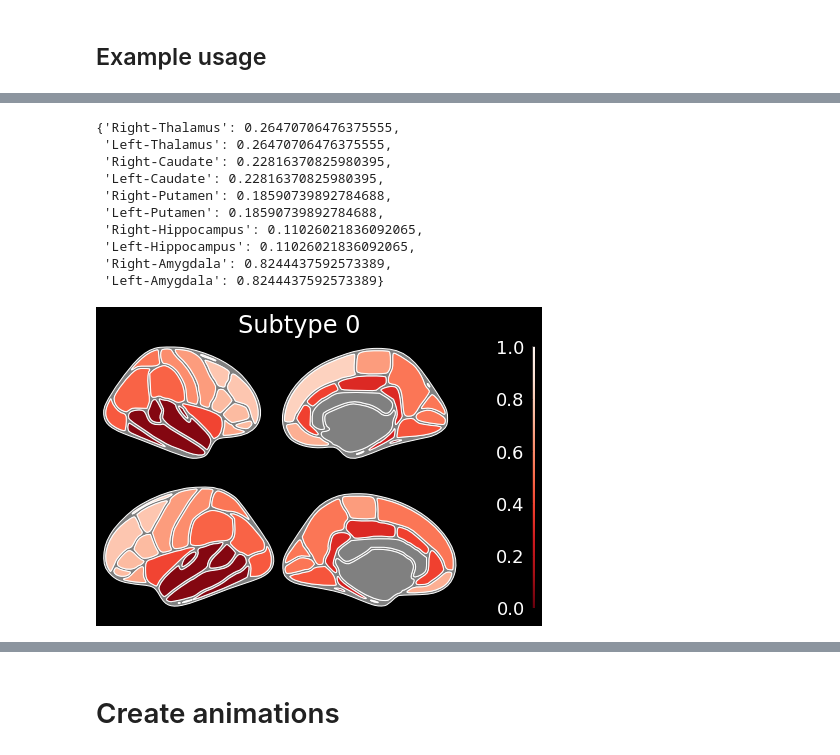
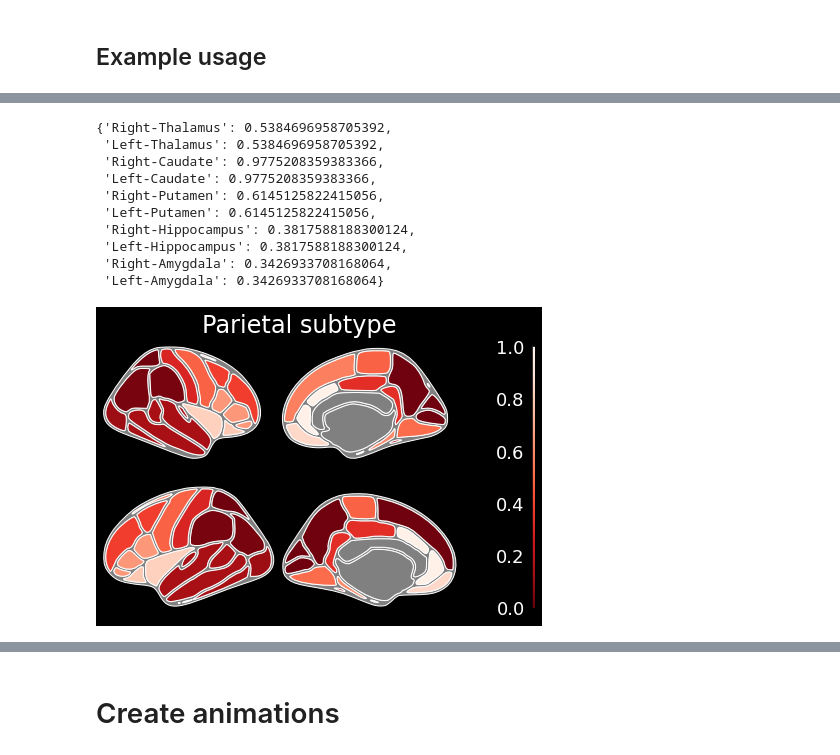
Before and after one commit to rzepkka/Master_Thesis, a Jupyter notebook: notebook_examples/animations.ipynb, the cells around one changed output, grey strips where cells are left out. Cells and saved outputs as stored; diff of their text form; code cells hidden in the pictures.

```diff
--- a/notebook_examples/animations.ipynb
+++ b/notebook_examples/animations.ipynb
@@ -47,6 +44,6 @@ def get_labels(S):
         subtype_labels.append('Subtype '+str(int(unique_subtypes[i])))
     return subtype_labels
 # %%
-labels = get_labels(S)
-labels
+subtype_labels = ['Subcortical subtype', 'Frontal subtype', 'Parietal subtype','Typical subtype']
+subtype_labels
 # %% [output]
@@ -73,7 +73,10 @@ def dk_dict(T,S, mapped_dict, subtype_labels = None, subtype = None):
         subtype_labels = {f'Subtype {i}': i for i in range(len(unique_subtypes))}
         if subtype is None:
             subtype = next(iter(subtype_labels))
-    elif subtype is None:
+    else:
+        subtype_labels = {subtype_labels[i]: i for i in range(len(unique_subtypes))}
+
+    if subtype is None:
         subtype = subtype_labels[0]
 
     # clean names from capital letters
@@ -246,30 +252,30 @@ def plot_dk_atlas(T,S, map_dk, subtype_labels = None, subtype = None, slider = N
     Creates a dictionary, which can be used as input to ggseg.plot_dk() and plots it
     :param T: Timeline object
     :param S: subtyping dictionary, subtypes for each patient individually
+    :param map_dk: dictionary with loaded JSON file for mapping cortical regions
     :param subtype_labels: a list with names of the subtypes (optional)
     :param subtype: name or index of the subtype to visualise (optional)
     :param slider: int (optional)
-    :returns a figures by plt.show() -> ggseg.plot_dk()
+    :param save: boolean, indicates whether plot should be displayed or saved in /temp_folder (optional)
+    :param filename: string, how the saved filed should be names (if save=True, optional)
+    :returns a figures by plt.show() from ggseg.plot_dk(), or saves the file using custom_dk() funtion
     """
 
     if slider is None:
-        dk = dk_dict(T, S, mapped_dict = map_dk, subtype = subtype)
+        dk = dk_dict(T, S, mapped_dict = map_dk, subtype = subtype,subtype_labels=subtype_labels)
     else:
-        dk_ = dk_dict(T, S, mapped_dict = map_dk, subtype = subtype)
+        dk_ = dk_dict(T, S, mapped_dict = map_dk, subtype = subtype,subtype_labels=subtype_labels)
         dk = {k: v for k, v in dk_.items() if v <= slider}
 
-
-
     if subtype is None:
-        # subtype = 'default = 0'
         pass
 
     # save the images for animation
-    elif save is True:
+    if save is True:
 
         custom_dk(dk, cmap='Reds_r', figsize=(6,6),
                   vminmax = [0,1],
-                  background='black', edgecolor='white', bordercolor='gray', title=f'Subtype 0',fontsize = 24,
+                  background='black', edgecolor='white', bordercolor='gray', title=f'{subtype}',fontsize = 24,
                  filename=filename)
 
     else:
@@ -286,26 +292,28 @@ def plot_aseg_atlas(T,S, map_aseg, subtype_labels = None, subtype = None, slider
     Creates a dictionary, which can be used as input to ggseg.plot_aseg() function
     :param T: Timeline object
     :param S: subtyping dictionary, subtypes for each patient individually
+    :param map_aseg: dictionary with loaded JSON file for mapping subcortical regions
     :param subtype_labels: a list with names of the subtypes (optional)
     :param subtype: name or index of the subtype to visualise (optional)
     :param slider: int (optional)
-    :returns a figures by plt.show() -> ggseg.plot_aseg()
+    :param save: boolean, indicates whether plot should be displayed or saved in /temp_folder (optional)
+    :param filename: string, how the saved filed should be names (if save=True, optional)
+    :returns a figures by plt.show() from ggseg.plot_aseg(), or saves the file using custom_aseg() funtion
     """
     if slider is None:
-        aseg = aseg_dict(T,S, map_aseg,subtype = subtype)
+        aseg = aseg_dict(T,S, map_aseg,subtype = subtype,subtype_labels=subtype_labels)
     else:
-        aseg_ = aseg_dict(T,S, map_aseg, subtype = subtype)
+        aseg_ = aseg_dict(T,S, map_aseg, subtype = subtype,subtype_labels=subtype_labels)
         aseg = {k: v for k, v in aseg_.items() if v <= slider}
 
     if subtype is None:
-        # subtype = 'Subtype 0'
         pass
 
-    elif save is True:
+    if save is True:
 
         custom_aseg(aseg, cmap='Reds_r', figsize=(6,6),
                   vminmax = [0,1],
-                  background='black', edgecolor='white', bordercolor='gray', title=f'Subtype 0',fontsize = 20,
+                  background='black', edgecolor='white', bordercolor='gray', title=f'{subtype}',fontsize = 20,
                  filename=filename)
 
     else:
@@ -339,20 +332,26 @@ dk_0_new
 # %%
 # 2. Map to ASEG-labels
-aseg_0_new = aseg_dict(T,S, mapped_dict = map_aseg,subtype='Subtype 0')
+aseg_0_new = aseg_dict(T,S, mapped_dict = map_aseg,
+                   subtype='Parietal subtype',
+                   subtype_labels=subtype_labels
+                      )
 aseg_0_new
 # %% [output]
-{'Right-Thalamus': 0.26470706476375555,
- 'Left-Thalamus': 0.26470706476375555,
- 'Right-Caudate': 0.22816370825980395,
- 'Left-Caudate': 0.22816370825980395,
- 'Right-Putamen': 0.18590739892784688,
- 'Left-Putamen': 0.18590739892784688,
- 'Right-Hippocampus': 0.11026021836092065,
- 'Left-Hippocampus': 0.11026021836092065,
- 'Right-Amygdala': 0.8244437592573389,
- 'Left-Amygdala': 0.8244437592573389}
+{'Right-Thalamus': 0.5384696958705392,
+ 'Left-Thalamus': 0.5384696958705392,
+ 'Right-Caudate': 0.9775208359383366,
+ 'Left-Caudate': 0.9775208359383366,
+ 'Right-Putamen': 0.6145125822415056,
+ 'Left-Putamen': 0.6145125822415056,
+ 'Right-Hippocampus': 0.3817588188300124,
+ 'Left-Hippocampus': 0.3817588188300124,
+ 'Right-Amygdala': 0.3426933708168064,
+ 'Left-Amygdala': 0.3426933708168064}
 # %%
 # 3. Plot DK
-plot_dk_atlas(T = T, S = S, map_dk = map_dk, subtype = 'Subtype 0')
+plot_dk_atlas(T = T, S = S, map_dk = map_dk,
+                   subtype='Parietal subtype',
+                   subtype_labels=subtype_labels
+             )
 # %% [output]
-[figure, old version]
+[figure, new version]
```
Also changed, not shown: parts of 10 cells of this notebook, 8 other files.
